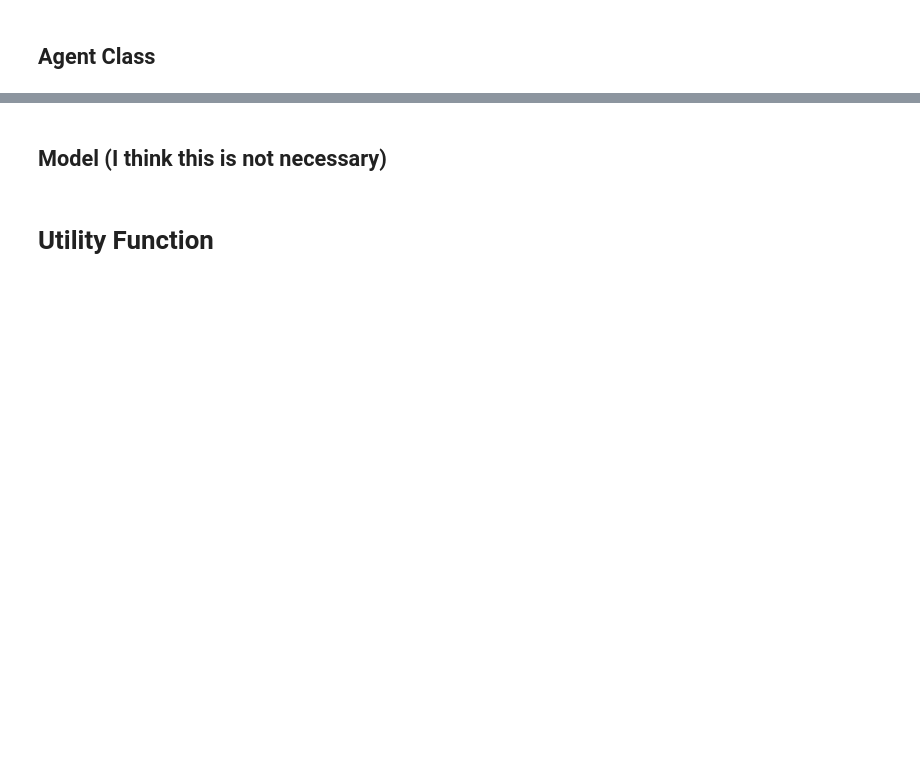
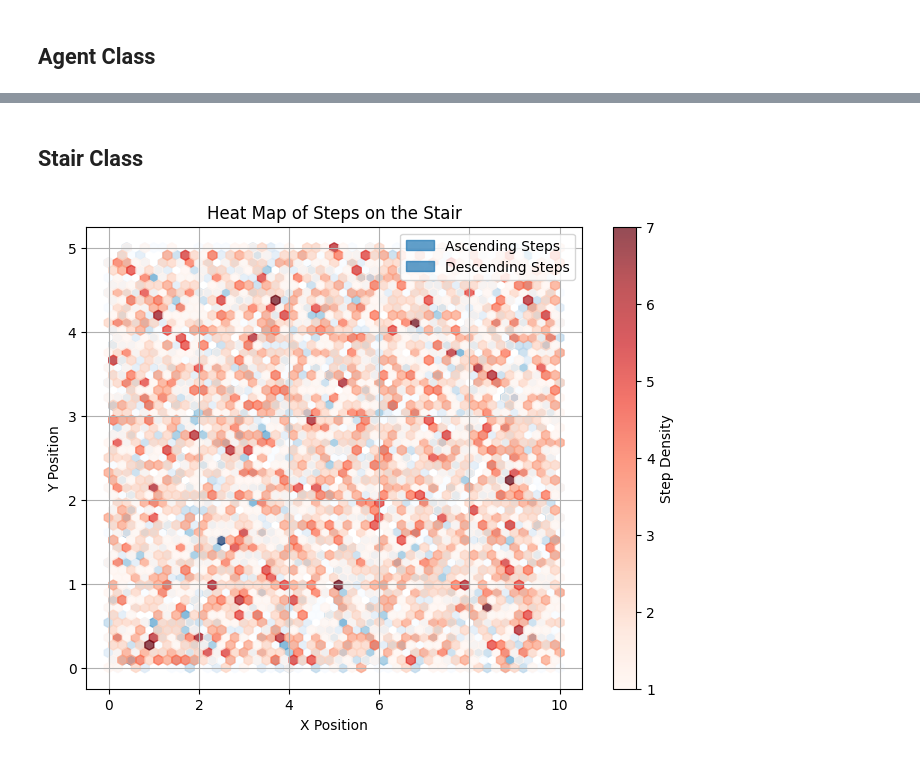
Before and after one commit to zrobers/mcm25, a Jupyter notebook: agent_staircase_model.ipynb, the cells around one changed output, grey strips where cells are left out. Saved outputs shown, nothing was run; the diff lists cells and outputs as text; code cells hidden in the pictures; blank space fills up the shorter version.

```diff
--- a/agent_staircase_model.ipynb
+++ b/agent_staircase_model.ipynb
@@ -249,2 +204,0 @@ staircase_with_funnels_aligned.draw()
-# %% [markdown]
-## Model (I think this is not necessary)
@@ -282,2 +204,0 @@ for i in range(100):
-# %% [markdown]
-# Utility Function
@@ -305 +205,76 @@ def sample_from_utility_distribution(agent, model_agents):
+# %% [markdown]
+## Stair Class
+# %%
+class Stair:
+    def __init__(self, vertices, tread, width):
+        self.vertices = vertices  # Coordinates of the stair vertices
+        self.tread = tread  # Depth of each step
+        self.width = width  # Width of the stair
+        self.steps = []  # List to store steps (x, y, Agent)
+
+    def add_step(self, x, y, agent):
+        """
+        Add a step to the list of steps.
+
+        Args:
+            x (float): X-coordinate of the center of the step.
+            y (float): Y-coordinate of the center of the step.
+            agent (Agent): The Agent object that made the step.
+        """
+        self.steps.append({"x": x, "y": y, "agent": agent})
+
+    def plot_heat_map(self):
+        """
+        Plot a heat map of the steps on the stair, differentiating between ascending and descending steps.
+        """
+        # Separate ascending and descending steps
+        ascending_steps = [(step['x'], step['y']) for step in self.steps if step['agent'].direction == 'ascending']
+        descending_steps = [(step['x'], step['y']) for step in self.steps if step['agent'].direction == 'descending']
+
+        # Create scatter plot data
+        if ascending_steps:
+            asc_x, asc_y = zip(*ascending_steps)
+        else:
+            asc_x, asc_y = [], []
+
+        if descending_steps:
+            desc_x, desc_y = zip(*descending_steps)
+        else:
+            desc_x, desc_y = [], []
+
+        # Create the heat map
+        plt.figure(figsize=(8, 6))
+        plt.hexbin(asc_x, asc_y, gridsize=50, cmap='Blues', mincnt=1, alpha=0.7, label='Ascending Steps')
+        plt.hexbin(desc_x, desc_y, gridsize=50, cmap='Reds', mincnt=1, alpha=0.7, label='Descending Steps')
+
+        plt.xlabel('X Position')
+        plt.ylabel('Y Position')
+        plt.title('Heat Map of Steps on the Stair')
+        plt.legend()
+        plt.colorbar(label='Step Density')
+        plt.grid(True)
+        plt.show()
+
+# Example usage
+if __name__ == "__main__":
+    # Create a stair
+    stair = Stair(vertices=[(0, 0), (10, 0), (10, 5), (0, 5)], tread=1, width=10)
+
+    # Create a large number of agents
+    agents = [Agent(unique_id=i, age=30, sex='M', height=170, weight=70, velocity=1,
+                    direction='ascending' if i % 2 == 0 else 'descending',
+                    group_id=i // 10, position=(0, 0, 0), foot='left') for i in range(1000)]
+
+    # Simulate steps
+    np.random.seed(42)
+    for agent in agents:
+        for _ in range(np.random.randint(5, 15)):
+            x = np.random.uniform(0, 10)
+            y = np.random.uniform(0, 5)
+            stair.add_step(x, y, agent)
+
+    # Plot the heat map
+    stair.plot_heat_map()
+# %% [output]
+[figure, added]
 # %% [markdown]
```
Also changed, not shown: parts of 16 cells of this notebook.
